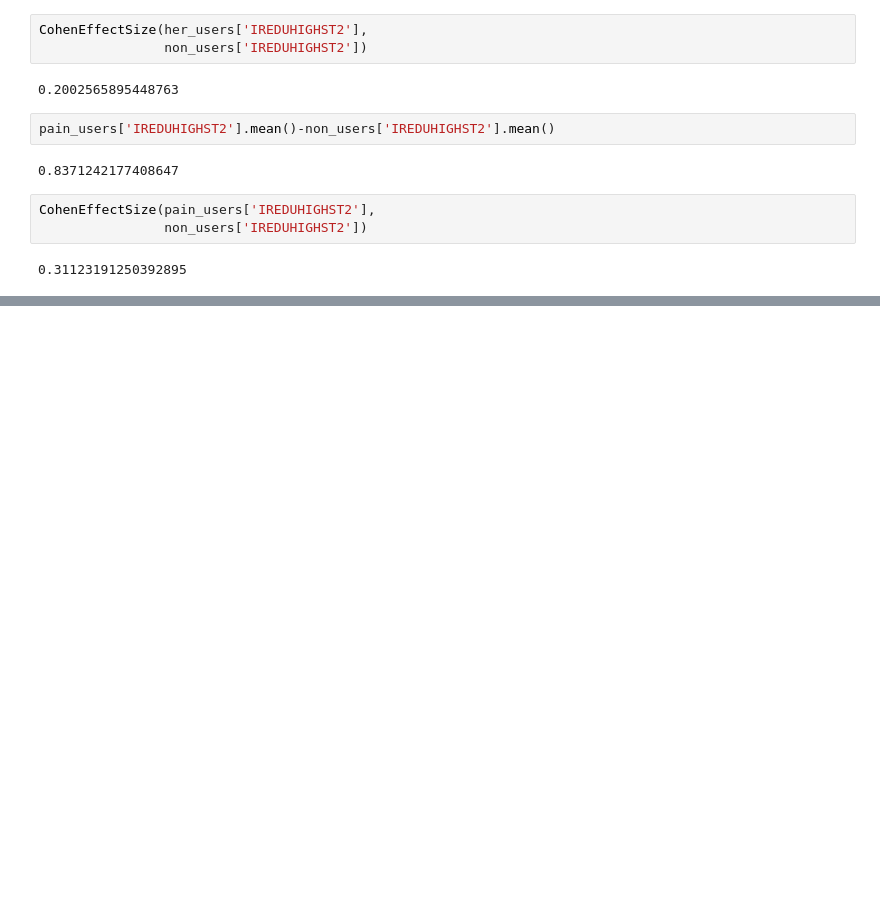
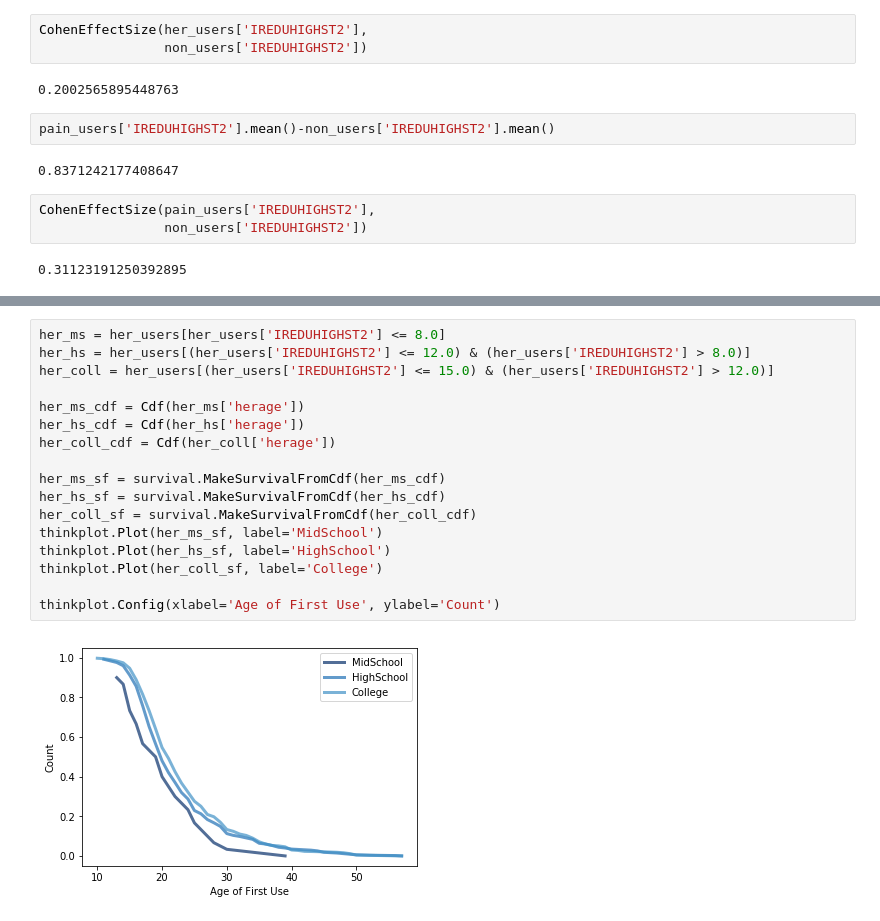
Before and after one commit to ejprice54321/ThinkStats2, a Jupyter notebook: project1/data_analysis.ipynb, the cells around one changed output, grey strips where cells are left out. Cells and saved outputs as stored; diff of their text form; blank space fills up the shorter version.

```diff
--- a/project1/data_analysis.ipynb
+++ b/project1/data_analysis.ipynb
@@ -227,0 +275,19 @@ thinkplot.Config(xlabel='Age of First (Mis)Use', ylabel='Education Level')
+# %%
+her_ms = her_users[her_users['IREDUHIGHST2'] <= 8.0]
+her_hs = her_users[(her_users['IREDUHIGHST2'] <= 12.0) & (her_users['IREDUHIGHST2'] > 8.0)]
+her_coll = her_users[(her_users['IREDUHIGHST2'] <= 15.0) & (her_users['IREDUHIGHST2'] > 12.0)]
+
+her_ms_cdf = Cdf(her_ms['herage'])
+her_hs_cdf = Cdf(her_hs['herage'])
+her_coll_cdf = Cdf(her_coll['herage'])
+
+her_ms_sf = survival.MakeSurvivalFromCdf(her_ms_cdf)
+her_hs_sf = survival.MakeSurvivalFromCdf(her_hs_cdf)
+her_coll_sf = survival.MakeSurvivalFromCdf(her_coll_cdf)
+thinkplot.Plot(her_ms_sf, label='MidSchool')
+thinkplot.Plot(her_hs_sf, label='HighSchool')
+thinkplot.Plot(her_coll_sf, label='College')
+
+thinkplot.Config(xlabel='Age of First Use', ylabel='Count')
+# %% [output]
+[figure, added]
```
Also changed, not shown: parts of 20 cells of this notebook, 3 other files.
